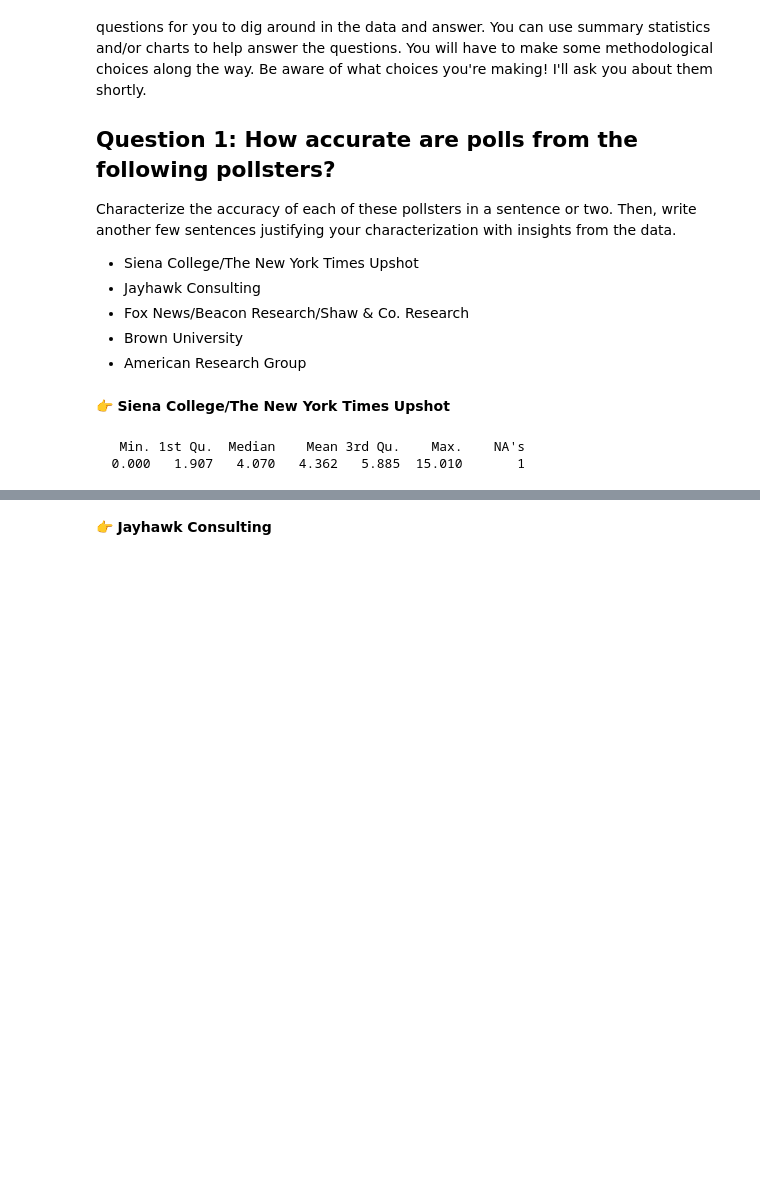
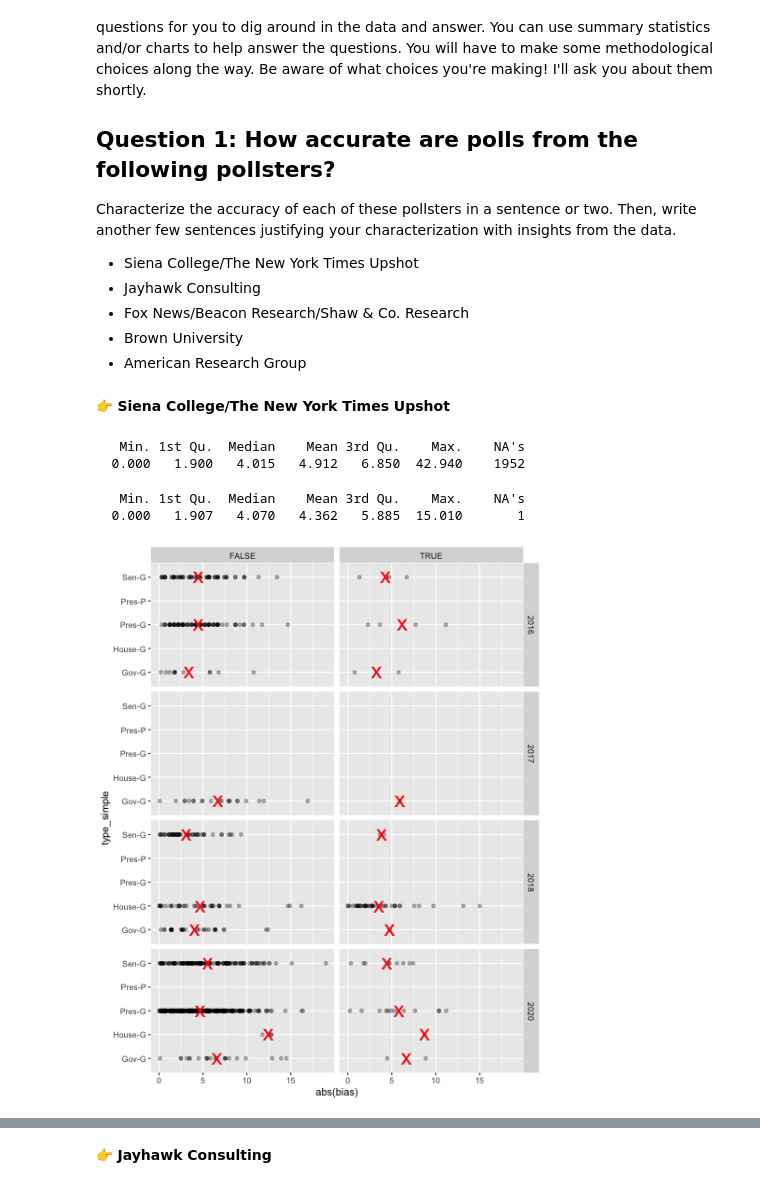
Before and after one commit to data4news-students/polling-exploration-minju-megan, a Jupyter notebook: notebook-3.ipynb, the cells around one changed output, grey strips where cells are left out. Cells and saved outputs as stored; diff of their text form; code cells hidden in the pictures; blank space fills up the shorter version.

```diff
--- a/notebook-3.ipynb
+++ b/notebook-3.ipynb
@@ -109,5 +111,12 @@ df_G <- df %>%
 # %% [markdown]
 👉 **Siena College/The New York Times Upshot**
+# %%
+%%R
+
+abs(df$bias) %>% summary()
+# %% [output]
+   Min. 1st Qu.  Median    Mean 3rd Qu.    Max.    NA's
+  0.000   1.900   4.015   4.912   6.850  42.940    1952
 # %%
 %%R
 
@@ -117,3 +127,25 @@ abs(siena$bias) %>% summary()
 # %% [output]
    Min. 1st Qu.  Median    Mean 3rd Qu.    Max.    NA's
   0.000   1.907   4.070   4.362   5.885  15.010       1
+# %%
+%%R -h 600
+
+plot_abs_bias <- function(pollster_of_interest) {
+
+    pollster_df <- df %>% filter(pollster==pollster_of_interest)
+
+    only_races_this_pollster_has_polled <- pollster_df$race %>% unique()
+
+    polls_from_races_this_pollster_has_polled <- df %>% filter(race %in% only_races_this_pollster_has_polled)
+
+    ggplot(polls_from_races_this_pollster_has_polled) +
+        aes(x=abs(bias), y=type_simple) +
+        geom_point(alpha=.3) +
+        stat_summary(fun.y=mean, geom="point", shape="x", size=8, color="red", alpha=1) +
+        facet_grid(year~pollster==pollster_of_interest)
+
+}
+
+plot_abs_bias('Siena College/The New York Times Upshot')
+# %% [output]
+[figure, added]
```
Also changed, not shown: parts of 26 cells of this notebook.
